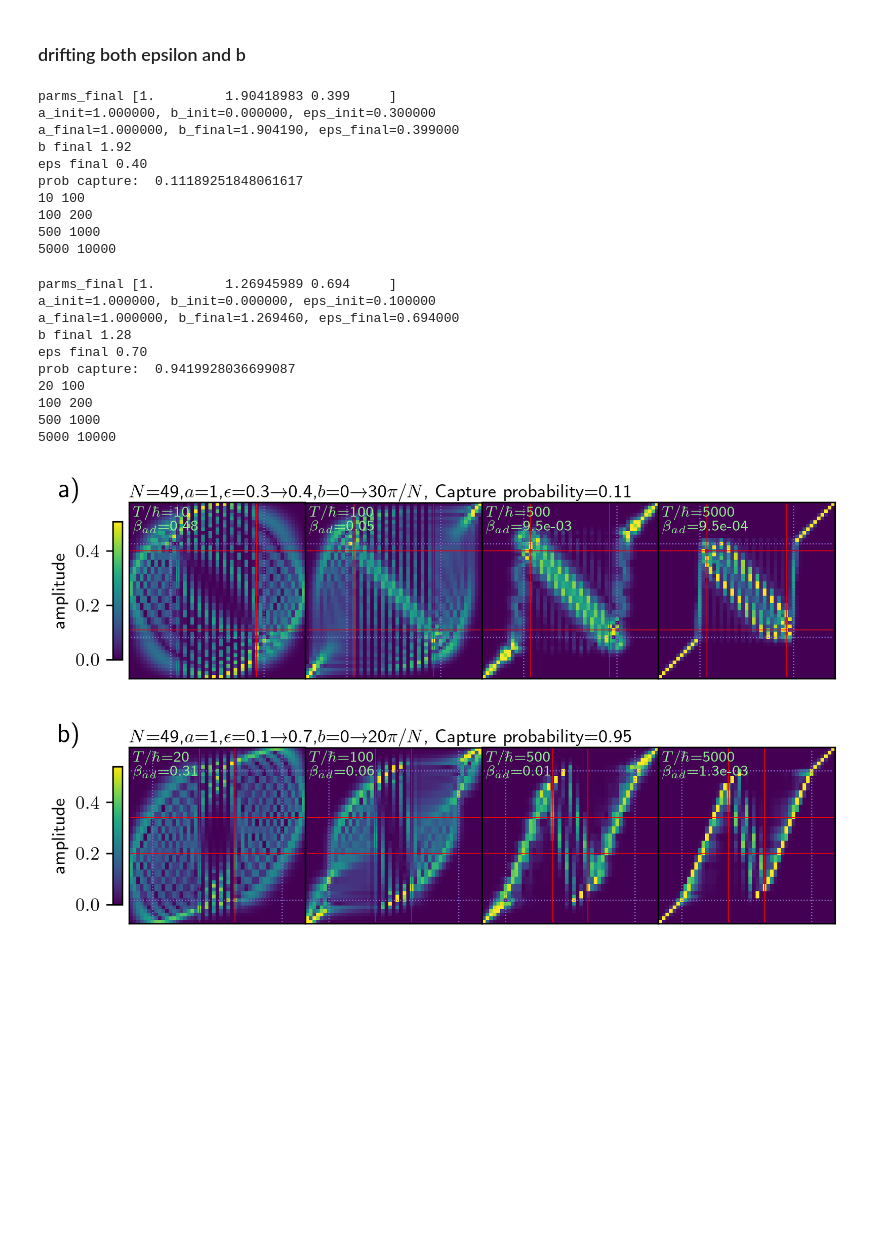
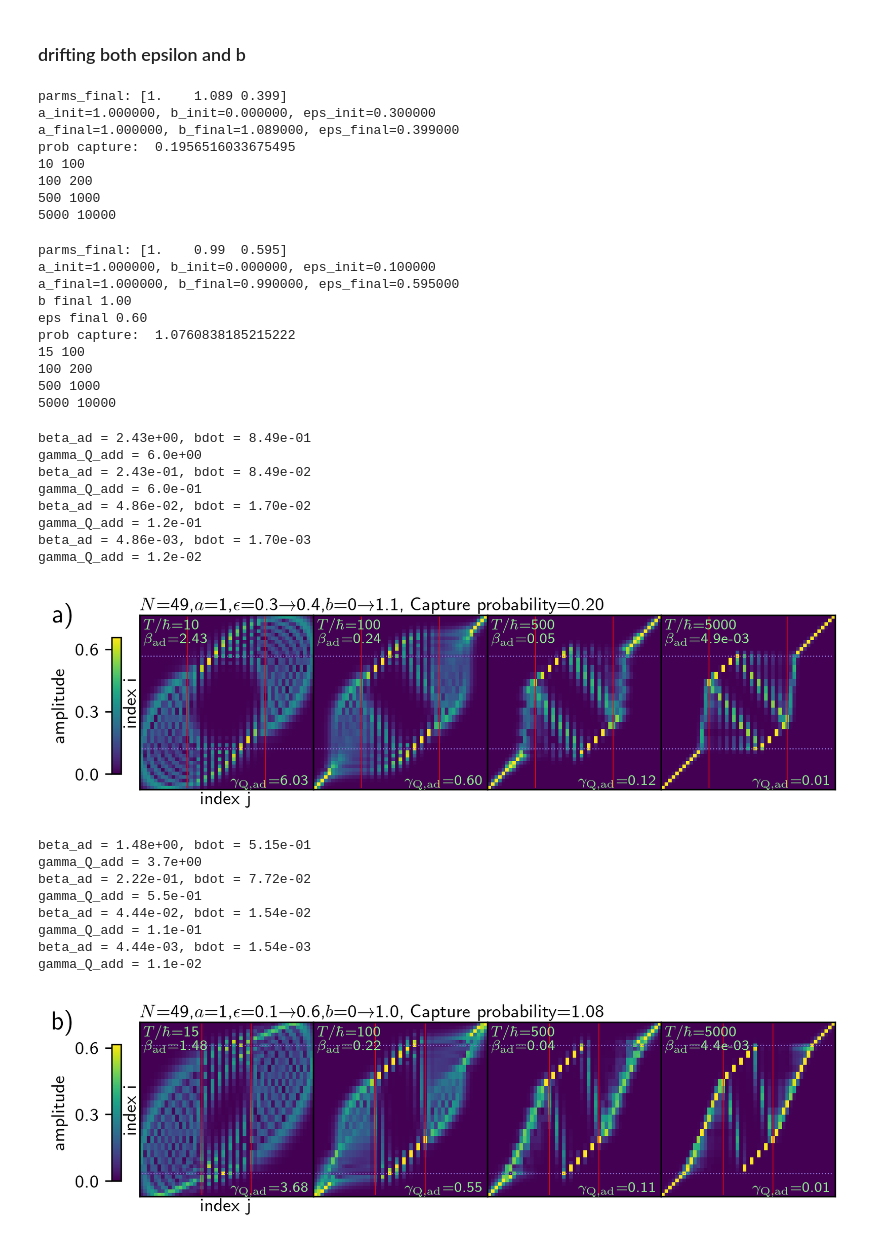
Before and after one commit to aquillen/Qdrift, a Jupyter notebook: H0drift_v05.ipynb, the cells around one changed output. Saved outputs shown, nothing was run; the diff lists cells and outputs as text; code cells hidden in the pictures; blank space fills up the shorter version.

```diff
--- a/H0drift_v05.ipynb
+++ b/H0drift_v05.ipynb
@@ -640,86 +682,92 @@ def Tarr_fig_evar(dclass,tmatrix_series,Tarr,ablabel,ofile):
     plt.show()
 # %%
 # make a figure showing a series of transition matrices for b, eps both drifting
-#this is how prob capture a)
+#this is low prob capture a)
 n=49; a=1.0; eps=0.300; b=0; parms0 = np.array([a,b,eps])
-nseries=100
+Delta_b = 1.1   # 30*np.pi/n   # d_b = Delta_b/nseries = 10 * np.pi/n /100 = np.pi/n /10
+Delta_eps = 0.1
+nseries=100  # only important for making final values consistent with Delta_b, Delta_eps
 d_a = 0.0;
-Delta_b = 30*np.pi/n   # d_b = Delta_b/nseries = 10 * np.pi/n /100 = np.pi/n /10
 d_b = Delta_b/nseries  # varying b by a total of Delta_b
-Delta_eps = 0.1
 d_eps = Delta_eps/nseries;   # varying epsilon by a total of Delta_eps
 dparms = np.array([d_a,d_b,d_eps])
 zz_drift_a   = h0_drift_class(n,parms0,dparms,nseries)
-print('b final {:.2f}'.format(d_b*nseries))
-print('eps final {:.2f}'.format(d_eps*nseries + eps))
-#print(zz_drift_a.eps_0,zz_drift_a.eps_final)
-#print(zz_drift_a.b_0,zz_drift_a.b_final)
+#print('b final {:.2f}'.format(d_b*nseries))
+#print('eps final {:.2f}'.format(d_eps*nseries + eps))
 
-#Tarr_a = np.array([20,100,500,5000,50000])
-#ntau_arr_a =np.array([100,200,1000,10000,100000])
 Tarr_a = np.array([10,100,500,5000])
-ntau_arr_a =np.array([100,200,1000,10000])
+ntau_arr_a =np.array([100,200,1000,10000])  # number of Trotterization steps
 eps_mid = (2*eps + Delta_eps)/2
 P_c = (Delta_eps/Delta_b) * 4/(np.pi*np.sqrt(eps_mid))   # based on pendulum using eps in the middle
 print('prob capture: ',P_c)
 
 # compute a series of transition matrices with different drift rates
 tmatrix_series_a = T_matrix_ser(zz_drift_a,Tarr_a,ntau_arr_a)  # this takes a while!
-# drift over durations in Tarr_a
 # %% [output]
-parms_final [1.         1.90418983 0.399     ]
+parms_final: [1.    1.089 0.399]
 a_init=1.000000, b_init=0.000000, eps_init=0.300000
-a_final=1.000000, b_final=1.904190, eps_final=0.399000
-b final 1.92
-eps final 0.40
-prob capture:  0.11189251848061617
+a_final=1.000000, b_final=1.089000, eps_final=0.399000
+prob capture:  0.1956516033675495
 10 100
 100 200
 500 1000
 5000 10000
 # %%
 # make a figure showing a series of transition matrices for b, eps both drifting
-# this is high prob
+# this is high prob of capture b)
 n=49; a=1.0; eps=0.100; b=0; parms0 = np.array([a,b,eps])
 nseries=100
 d_a = 0.0;
-Delta_b = 20*np.pi/n   # d_b = Delta_b/nseries = 10 * np.pi/n /100 = np.pi/n /10
+Delta_b = 1.0  # 20*np.pi/n   # d_b = Delta_b/nseries = 10 * np.pi/n /100 = np.pi/n /10
 d_b = Delta_b/nseries  # varying b by a total of Delta_b
-Delta_eps = 0.6
+Delta_eps = 0.50
 d_eps = Delta_eps/nseries;   # varying epsilon by a total of Delta_eps
 dparms = np.array([d_a,d_b,d_eps])
 zz_drift_b   = h0_drift_class(n,parms0,dparms,nseries)
 print('b final {:.2f}'.format(d_b*nseries))
 print('eps final {:.2f}'.format(d_eps*nseries + eps))
 
-#Tarr_b = np.array([10,100,500,5000,50000])
-#ntau_arr_b =np.array([100,200,1000,10000,100000])
-corT=1
-Tarr_b = np.array([20,100,500,5000])*corT
-ntau_arr_b =np.array([100,200,1000,10000])*corT
+Tarr_b = np.array([15,100,500,5000])
+ntau_arr_b =np.array([100,200,1000,10000])
 
 eps_mid = (2*eps + Delta_eps)/2
 P_c = (Delta_eps/Delta_b) * 4/(np.pi*np.sqrt(eps_mid))   # based on pendulum using eps in the middle
 print('prob capture: ',P_c)
 
-tmatrix_series_bb = T_matrix_ser(zz_drift_b,Tarr_b,ntau_arr_b)  # this takes a while!
+tmatrix_series_b = T_matrix_ser(zz_drift_b,Tarr_b,ntau_arr_b)  # this takes a while!
 # %% [output]
-parms_final [1.         1.26945989 0.694     ]
+parms_final: [1.    0.99  0.595]
 a_init=1.000000, b_init=0.000000, eps_init=0.100000
-a_final=1.000000, b_final=1.269460, eps_final=0.694000
-b final 1.28
-eps final 0.70
-prob capture:  0.9419928036699087
-20 100
+a_final=1.000000, b_final=0.990000, eps_final=0.595000
+b final 1.00
+eps final 0.60
+prob capture:  1.0760838185215222
+15 100
 100 200
 500 1000
 5000 10000
 # %%
 # now make two figures
 Tarr_fig_evar(zz_drift_a,tmatrix_series_a,Tarr_a,'a)','zz_drift_a.png') # show them
 # compute a series of transition matrices with different drift rates
 
-Tarr_fig_evar(zz_drift_b,tmatrix_series_bb,Tarr_b,'b)','zz_drift_b.png') # show them
+Tarr_fig_evar(zz_drift_b,tmatrix_series_b,Tarr_b,'b)','zz_drift_b.png') # show them
 # %% [output]
+beta_ad = 2.43e+00, bdot = 8.49e-01
+gamma_Q_add = 6.0e+00
+beta_ad = 2.43e-01, bdot = 8.49e-02
+gamma_Q_add = 6.0e-01
+beta_ad = 4.86e-02, bdot = 1.70e-02
+gamma_Q_add = 1.2e-01
+beta_ad = 4.86e-03, bdot = 1.70e-03
+gamma_Q_add = 1.2e-02
-[figure, old version]
+[figure, new version]
+beta_ad = 1.48e+00, bdot = 5.15e-01
+gamma_Q_add = 3.7e+00
+beta_ad = 2.22e-01, bdot = 7.72e-02
+gamma_Q_add = 5.5e-01
+beta_ad = 4.44e-02, bdot = 1.54e-02
+gamma_Q_add = 1.1e-01
+beta_ad = 4.44e-03, bdot = 1.54e-03
+gamma_Q_add = 1.1e-02
-[figure, old version]
+[figure, new version]
```
Also changed, not shown: parts of 15 cells of this notebook, 1 other file.
